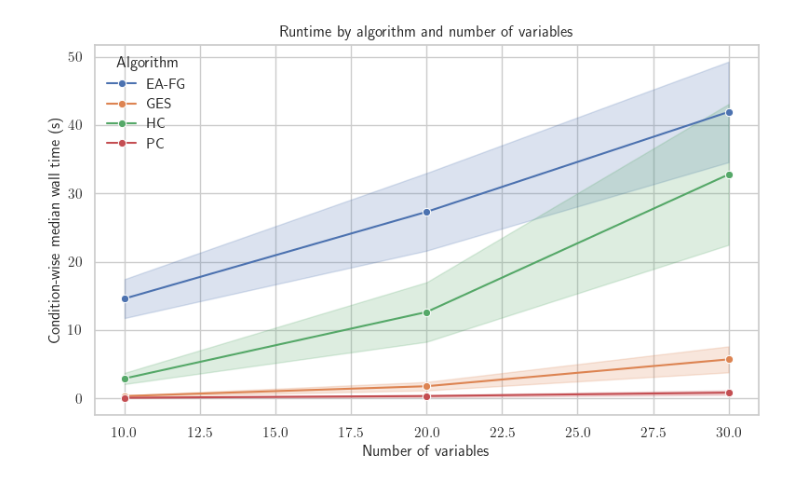
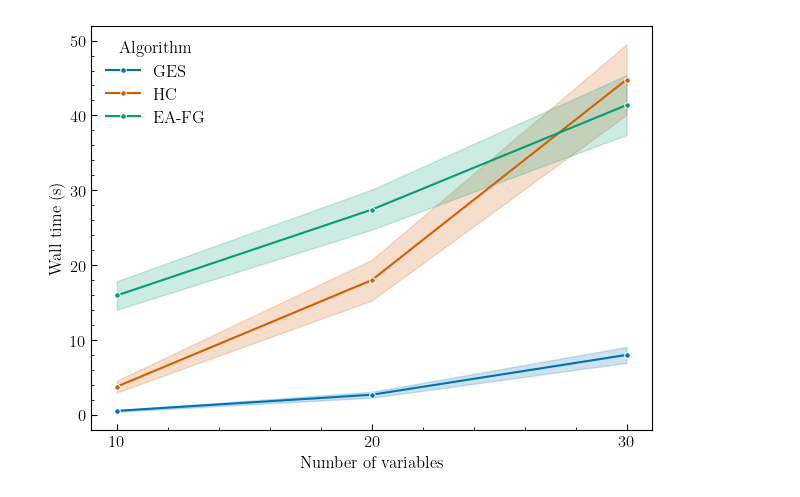
Before and after one commit to kaleem-01/CausalSynergy, a Jupyter notebook: analyses/Runtime.ipynb, the cells around one changed output. Saved outputs shown, nothing was run; the diff lists cells and outputs as text; code cells hidden in the pictures.

```diff
--- a/analyses/Runtime.ipynb
+++ b/analyses/Runtime.ipynb
@@ -348,24 +184,19 @@ INFO:matplotlib.category:Using categorical units to plot a list of strings that
 # %%
-runtime_by_vars_full = (
-    tmp.groupby(["Algorithm", "total_vars", "dag_family", "p_syn", "p_noise", "samples"], as_index=False)
-       .agg(median_wall=("median_wall", "first"))
-)
-
-plt.figure(figsize=(8, 5))
 sns.lineplot(
-    data=runtime_by_vars_full,
-    x="total_vars",
-    y="median_wall",
+    data=long_df,
+    x="num_vars",
+    y="WallTime_s",
     hue="Algorithm",
     marker="o",
     errorbar="sd"
 )
 
+plt.xticks([10, 20, 30])
 plt.xlabel("Number of variables")
-plt.ylabel("Condition-wise median wall time (s)")
-plt.title("Runtime by algorithm and number of variables")
+plt.ylabel("Wall time (s)")
+# plt.title("Runtime by algorithm and number of variables")
 plt.tight_layout()
-plt.savefig("Figures/runtime_by_vars_line_sd.png", dpi=800, bbox_inches="tight")
+plt.savefig("Figures/WallTime_s.png", dpi=800, bbox_inches="tight")
 plt.show()
 # %% [output]
-[figure, old version]
+[figure, new version]
```
Also changed, not shown: parts of 12 cells of this notebook, 4 other files.
